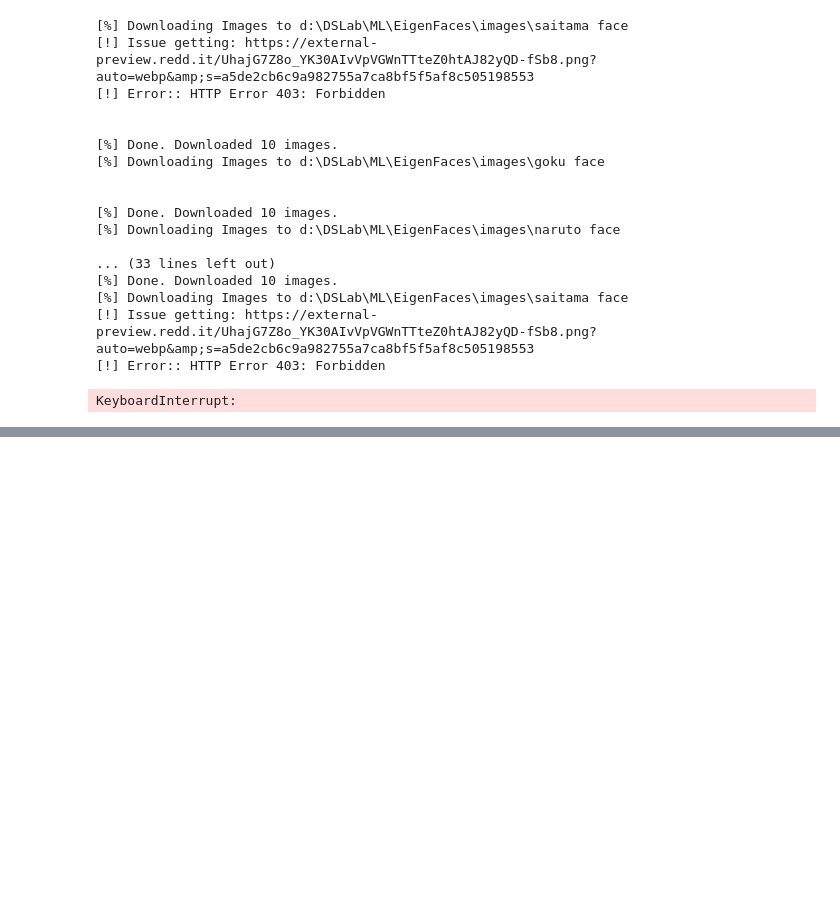
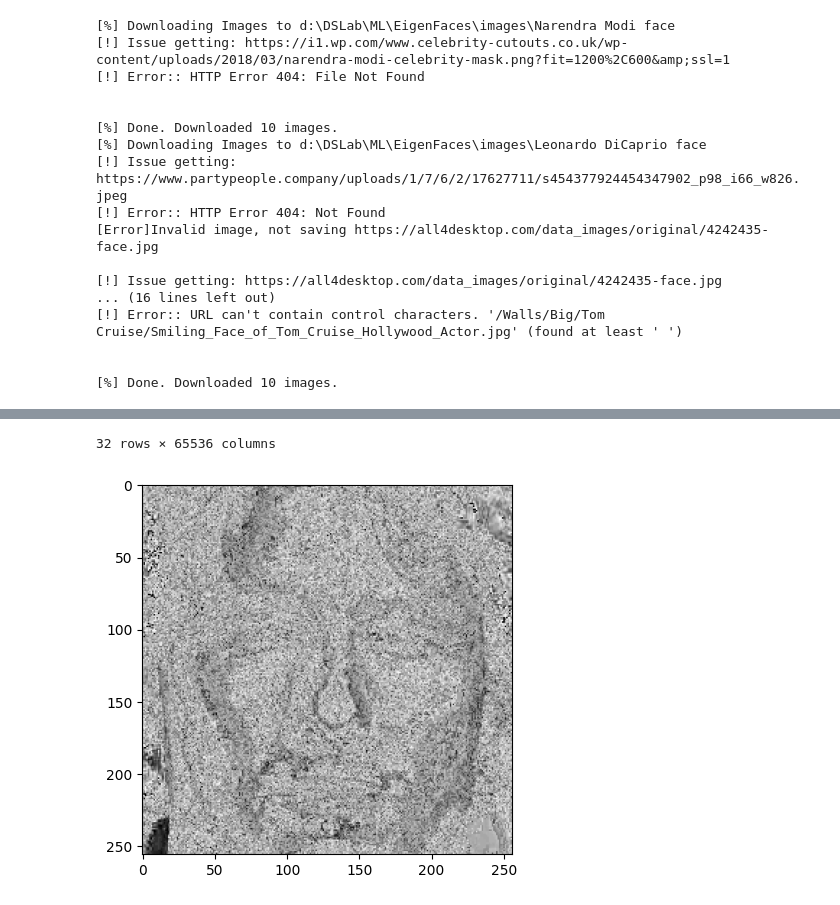
Before and after one commit to Hitesh1309/EigenFaces, a Jupyter notebook: index.ipynb, the cells around one changed output, grey strips where cells are left out. Drawn from its saved outputs; the diff is of its cells as text; code cells hidden in the pictures; blank space fills up the shorter version.

```diff
--- a/index.ipynb
+++ b/index.ipynb
@@ -4,39 +4,40 @@
 
 import os
 from bing_image_downloader import downloader
+import shutil
 
 # create folder to save images if it doesn't exist
 if not os.path.exists('images'):
     os.mkdir('images')
 
 # create list of anime characters
-anime_characters = ['saitama', 'goku', 'naruto', 'luffy', 'light', 'sasuke', 'killua', 'gintoki', 'saitama', 'goku']
+characters = ['Narendra Modi', 'Leonardo DiCaprio', 'Tom Cruise']
 
-#delete all folders which are not in anime_characters
+#delete all folders which are not in characters
 for folder in os.listdir('images'):
-    if folder not in anime_characters:
-        os.rmdir('images/' + folder)
+    if folder not in characters:
+        shutil.rmtree('images/' + folder)
 # %%
+# %%script false --no-raise-error
 # loop through each character
-for character in anime_characters:
+for character in characters:
     # download 20 images of each character
     downloader.download(character+" face", limit=10, output_dir='images/', adult_filter_off=True, force_replace=False, timeout=60, verbose=False, filter="photo")
 # %% [output]
-[%] Downloading Images to d:\DSLab\ML\EigenFaces\images\saitama face
-[!] Issue getting: https://external-preview.redd.it/UhajG7Z8o_YK30AIvVpVGWnTTteZ0htAJ82yQD-fSb8.png?auto=webp&amp;s=a5de2cb6c9a982755a7ca8bf5f5af8c505198553
-[!] Error:: HTTP Error 403: Forbidden
+[%] Downloading Images to d:\DSLab\ML\EigenFaces\images\Narendra Modi face
+[!] Issue getting: https://i1.wp.com/www.celebrity-cutouts.co.uk/wp-content/uploads/2018/03/narendra-modi-celebrity-mask.png?fit=1200%2C600&amp;ssl=1
+[!] Error:: HTTP Error 404: File Not Found
 
 
 [%] Done. Downloaded 10 images.
-[%] Downloading Images to d:\DSLab\ML\EigenFaces\images\goku face
+[%] Downloading Images to d:\DSLab\ML\EigenFaces\images\Leonardo DiCaprio face
+[!] Issue getting: https://www.partypeople.company/uploads/1/7/6/2/17627711/s454377924454347902_p98_i66_w826.jpeg
+[!] Error:: HTTP Error 404: Not Found
+[Error]Invalid image, not saving https://all4desktop.com/data_images/original/4242435-face.jpg
+
+[!] Issue getting: https://all4desktop.com/data_images/original/4242435-face.jpg
+... (16 lines left out)
+[!] Error:: URL can't contain control characters. '/Walls/Big/Tom Cruise/Smiling_Face_of_Tom_Cruise_Hollywood_Actor.jpg' (found at least ' ')
 
 
 [%] Done. Downloaded 10 images.
-[%] Downloading Images to d:\DSLab\ML\EigenFaces\images\naruto face
-
-... (33 lines left out)
-[%] Done. Downloaded 10 images.
-[%] Downloading Images to d:\DSLab\ML\EigenFaces\images\saitama face
-[!] Issue getting: https://external-preview.redd.it/UhajG7Z8o_YK30AIvVpVGWnTTteZ0htAJ82yQD-fSb8.png?auto=webp&amp;s=a5de2cb6c9a982755a7ca8bf5f5af8c505198553
-[!] Error:: HTTP Error 403: Forbidden
-KeyboardInterrupt:
@@ -42,0 +78,28 @@ KeyboardInterrupt:
+# %%
+# create dataset
+import numpy as np
+import matplotlib.pyplot as plt
+import pandas as pd
+
+df=pd.DataFrame()
+
+def clamp(n, minn, maxn): return max(min(maxn, n), minn)
+
+# loop through every image
+for character in characters:
+    for image in os.listdir('images_512_face/' + character):
+        # read image
+        img = cv2.imread('images_512_face/' + character + '/' + image)
+        #make single channel
+        imgFlat=np.zeros((256,256))
+        for i in range(256):
+            for j in range(256):
+                imgFlat[i][j] = clamp(np.sqrt(np.square(img[i][j]).sum()),0,255)
+        plt.imshow(imgFlat, cmap='gray')
+        #flatten image
+        # imgFlat = img.flatten()
+        imgFlat = imgFlat.flatten()
+        # add image to dataset
+        df = pd.concat([df, pd.DataFrame(imgFlat).T], ignore_index=True)
+df
+# %% [output]
@@ -42,0 +123,2 @@ KeyboardInterrupt:
+32 rows × 65536 columns
+[figure, added]
```
Also changed, not shown: parts of 3 cells of this notebook, 1 other file.
